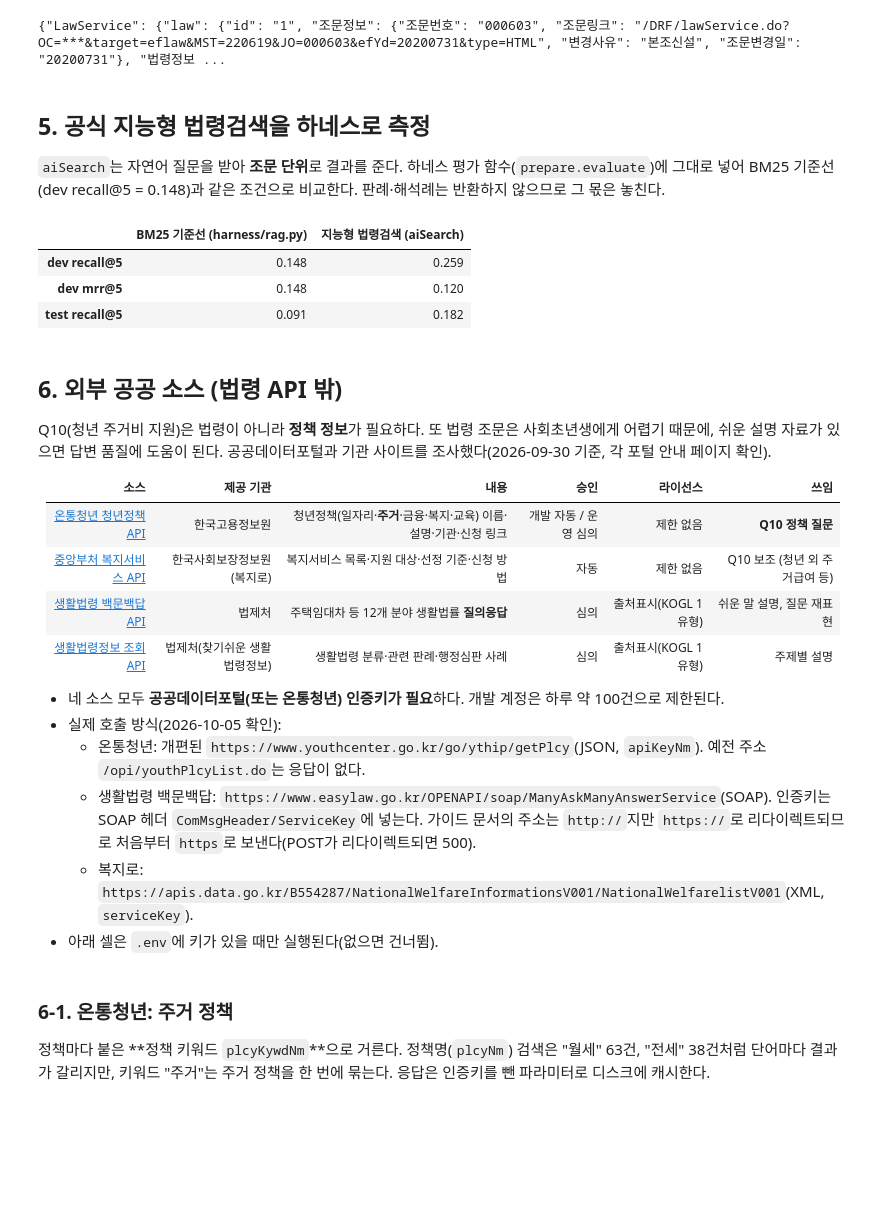
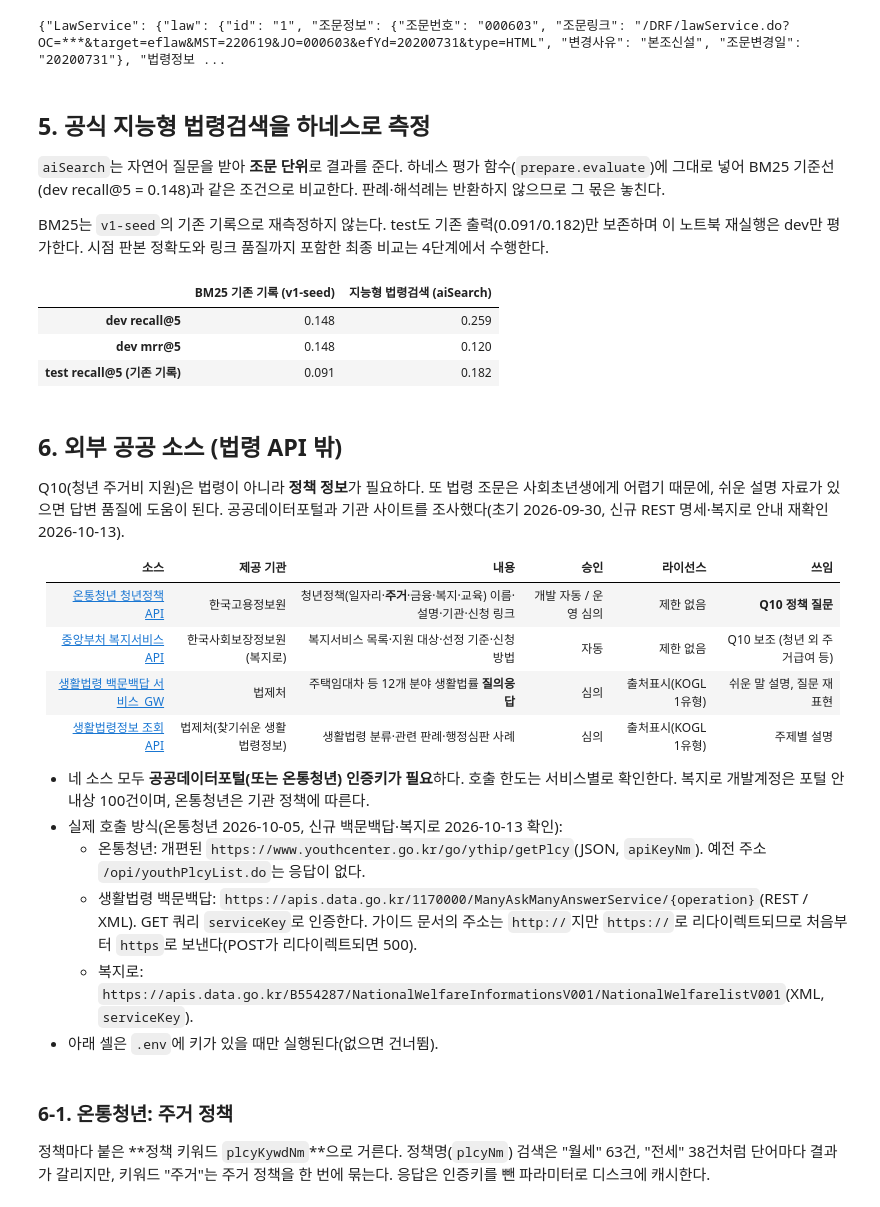
Before and after one commit to bigmooon/aigo-ai, a Jupyter notebook: notebooks/redesign/02_data_source_survey.ipynb, the cells around one changed output. Cells and saved outputs as stored; diff of their text form; code cells hidden in the pictures; blank space fills up the shorter version.

```diff
--- a/notebooks/redesign/02_data_source_survey.ipynb
+++ b/notebooks/redesign/02_data_source_survey.ipynb
@@ -68,6 +76,7 @@ def guide_page(guide_id: str) -> str:
   path = GUIDE_CACHE / f"{guide_id}.html"
   if not path.exists():
     resp = requests.post(f"{GUIDE_BASE}/guideResult.do", data={"htmlName": guide_id}, timeout=30)
+    resp.raise_for_status()
     path.write_text(resp.text, encoding="utf-8")
     time.sleep(0.4)
   return path.read_text(encoding="utf-8")
@@ -75,7 +84,9 @@ def guide_page(guide_id: str) -> str:
 
 list_path = GUIDE_CACHE / "_guideList.html"
 if not list_path.exists():
-  list_path.write_text(requests.get(f"{GUIDE_BASE}/guideList.do", timeout=30).text, encoding="utf-8")
+  resp = requests.get(f"{GUIDE_BASE}/guideList.do", timeout=30)
+  resp.raise_for_status()
+  list_path.write_text(resp.text, encoding="utf-8")
 guides = re.findall(r"openApiGuide\('([^']+)'\)[^>]*>\s*([^<]+)<", list_path.read_text(encoding="utf-8"))
 
 
@@ -139,6 +153,11 @@ def find_count(obj) -> int | None:
       if k in obj and str(obj[k]).isdigit():
         return int(obj[k])
     for v in obj.values():
+      n = find_count(v)
+      if n is not None:
+        return n
+  if isinstance(obj, list):
+    for v in obj:
       n = find_count(v)
       if n is not None:
         return n
@@ -151,13 +170,16 @@ PROBE_CACHE.mkdir(exist_ok=True)
 
 def count(target: str, query: str, **params) -> int | str:
   """전체 건수. API 신청이 안 된 소스는 '미신청', 그 밖의 실패는 '오류'. 실패도 캐시해 재실행을 빠르게 한다."""
+  # 공식 가이드 lsHstListGuide / lsOrdinConGuide는 출력 형태를 HTML만 명시한다.
+  if target in {"lsHistory", "drlaw"}:
+    return "JSON 미지원(HTML 전용)"
   key = re.sub(r"[^\w=-]", "_", f"{target}-{query}-{sorted(params.items())}")
   path = PROBE_CACHE / f"{key}.json"
   if path.exists():
     return json.loads(path.read_text(encoding="utf-8"))["value"]
   try:
     value = find_count(P._api(P._SEARCH_URL, target=target, query=query, display=1, **params))
-    value = 0 if value is None else value
+    value = "건수 필드 없음" if value is None else value
   except Exception:
     resp = requests.get(P._SEARCH_URL, params={"OC": P._oc(), "type": "JSON", "target": target, "query": query}, timeout=60)
     value = "미신청" if "미신청" in resp.text else "오류"
@@ -177,4 +199,8 @@ status = probe["임대차"].map(lambda v: v if isinstance(v, str) else ("결과
 print(f"조회 {len(probe)}종:", status.value_counts().to_dict())
 relevant = probe[status == "결과 있음"].sort_values("임대차", key=lambda s: s.astype(int), ascending=False)
 relevant[["category", "name", "target", "임대차", "임대차_본문"]]
+# 실패·건수 없음은 0건과 구분한다. 조사 결과를 다음 단계에서 확인할 수 있게 저장한다.
+probe["조회상태"] = status
+probe["비고"] = probe.target.map({"lsHistory": "lsHstListGuide: 출력 형태 HTML; 판본 수집은 eflaw/lsJoHstInf 사용", "drlaw": "lsOrdinConGuide: 출력 형태 HTML; 조례 수집은 ordin 사용"}).fillna("")
+probe.to_csv(DATA / "api_probe.csv", index=False, encoding="utf-8-sig")
 # %% [output]
@@ -308,47 +361,51 @@ show(hist, 1500)
 
 `aiSearch`는 자연어 질문을 받아 **조문 단위**로 결과를 준다. 하네스 평가 함수(`prepare.evaluate`)에 그대로 넣어
 BM25 기준선(dev recall@5 = 0.148)과 같은 조건으로 비교한다. 판례·해석례는 반환하지 않으므로 그 몫은 놓친다.
+
+BM25는 `v1-seed`의 기존 기록으로 재측정하지 않는다. test도 기존 출력(0.091/0.182)만 보존하며 이 노트북 재실행은 dev만 평가한다. 시점 판본 정확도와 링크 품질까지 포함한 최종 비교는 4단계에서 수행한다.
 # %%
 def ai_retrieve(query: str) -> list[dict]:
   out = []
   for h in ai_search(query):
     label = P.article_label(h["조문번호"], h.get("조문가지번호"))
     key = f"{h['법령명']}|{label}"
     out.append({"key": key, "version_key": f"{key}@{P._iso(h['시행일자'][:8])}", "url": P.law_url(h["법령명"], label)})
   return out
 
 
+# test는 재실행하지 않는다(harness/program.md). 아래 test 값은 기존 조사 출력이다.
+ai_dev = P.evaluate(ai_retrieve, "dev")
 compare = pd.DataFrame({
-  "BM25 기준선 (harness/rag.py)": {"dev recall@5": 0.148, "dev mrr@5": 0.148, "test recall@5": 0.091},
+  "BM25 기존 기록 (v1-seed)": {"dev recall@5": 0.148, "dev mrr@5": 0.148, "test recall@5 (기존 기록)": 0.091},
   "지능형 법령검색 (aiSearch)": {
-    "dev recall@5": P.evaluate(ai_retrieve, "dev")["recall@5"],
-    "dev mrr@5": P.evaluate(ai_retrieve, "dev")["mrr@5"],
-    "test recall@5": P.evaluate(ai_retrieve, "test")["recall@5"],
+    "dev recall@5": ai_dev["recall@5"],
+    "dev mrr@5": ai_dev["mrr@5"],
+    "test recall@5 (기존 기록)": 0.182,
   },
 }).round(3)
 compare
 # %% [output]
-|  | BM25 기준선 (harness/rag.py) | 지능형 법령검색 (aiSearch) |
+|  | BM25 기존 기록 (v1-seed) | 지능형 법령검색 (aiSearch) |
 | dev recall@5 | 0.148 | 0.259 |
 | dev mrr@5 | 0.148 | 0.120 |
-| test recall@5 | 0.091 | 0.182 |
+| test recall@5 (기존 기록) | 0.091 | 0.182 |
 # %% [markdown]
 ## 6. 외부 공공 소스 (법령 API 밖)
 
 Q10(청년 주거비 지원)은 법령이 아니라 **정책 정보**가 필요하다. 또 법령 조문은 사회초년생에게 어렵기 때문에, 쉬운 설명 자료가 있으면 답변 품질에 도움이 된다.
-공공데이터포털과 기관 사이트를 조사했다(2026-09-30 기준, 각 포털 안내 페이지 확인).
+공공데이터포털과 기관 사이트를 조사했다(초기 2026-09-30, 신규 REST 명세·복지로 안내 재확인 2026-10-13).
 
 | 소스 | 제공 기관 | 내용 | 승인 | 라이선스 | 쓰임 |
 |---|---|---|---|---|---|
 | [온통청년 청년정책 API](https://www.data.go.kr/data/15143273/openapi.do) | 한국고용정보원 | 청년정책(일자리·**주거**·금융·복지·교육) 이름·설명·기관·신청 링크 | 개발 자동 / 운영 심의 | 제한 없음 | **Q10 정책 질문** |
 | [중앙부처 복지서비스 API](https://www.data.go.kr/data/15090532/openapi.do) | 한국사회보장정보원(복지로) | 복지서비스 목록·지원 대상·선정 기준·신청 방법 | 자동 | 제한 없음 | Q10 보조 (청년 외 주거급여 등) |
-| [생활법령 백문백답 API](https://www.data.go.kr/data/15000335/openapi.do) | 법제처 | 주택임대차 등 12개 분야 생활법률 **질의응답** | 심의 | 출처표시(KOGL 1유형) | 쉬운 말 설명, 질문 재표현 |
+| [생활법령 백문백답 서비스_GW](https://www.data.go.kr/data/15159736/openapi.do) | 법제처 | 주택임대차 등 12개 분야 생활법률 **질의응답** | 심의 | 출처표시(KOGL 1유형) | 쉬운 말 설명, 질문 재표현 |
 | [생활법령정보 조회 API](https://www.data.go.kr/data/15000215/openapi.do) | 법제처(찾기쉬운 생활법령정보) | 생활법령 분류·관련 판례·행정심판 사례 | 심의 | 출처표시(KOGL 1유형) | 주제별 설명 |
 
-- 네 소스 모두 **공공데이터포털(또는 온통청년) 인증키가 필요**하다. 개발 계정은 하루 약 100건으로 제한된다.
-- 실제 호출 방식(2026-10-05 확인):
+- 네 소스 모두 **공공데이터포털(또는 온통청년) 인증키가 필요**하다. 호출 한도는 서비스별로 확인한다. 복지로 개발계정은 포털 안내상 100건이며, 온통청년은 기관 정책에 따른다.
+- 실제 호출 방식(온통청년 2026-10-05, 신규 백문백답·복지로 2026-10-13 확인):
   - 온통청년: 개편된 `https://www.youthcenter.go.kr/go/ythip/getPlcy`(JSON, `apiKeyNm`). 예전 주소 `/opi/youthPlcyList.do`는 응답이 없다.
-  - 생활법령 백문백답: `https://www.easylaw.go.kr/OPENAPI/soap/ManyAskManyAnswerService`(SOAP). 인증키는 SOAP 헤더 `ComMsgHeader/ServiceKey`에 넣는다.
+  - 생활법령 백문백답: `https://apis.data.go.kr/1170000/ManyAskManyAnswerService/{operation}`(REST / XML). GET 쿼리 `serviceKey`로 인증한다.
     가이드 문서의 주소는 `http://`지만 `https://`로 리다이렉트되므로 처음부터 `https`로 보낸다(POST가 리다이렉트되면 500).
   - 복지로: `https://apis.data.go.kr/B554287/NationalWelfareInformationsV001/NationalWelfarelistV001`(XML, `serviceKey`).
 - 아래 셀은 `.env`에 키가 있을 때만 실행된다(없으면 건너뜀).
```
Also changed, not shown: parts of 16 cells of this notebook, 7 other files.
